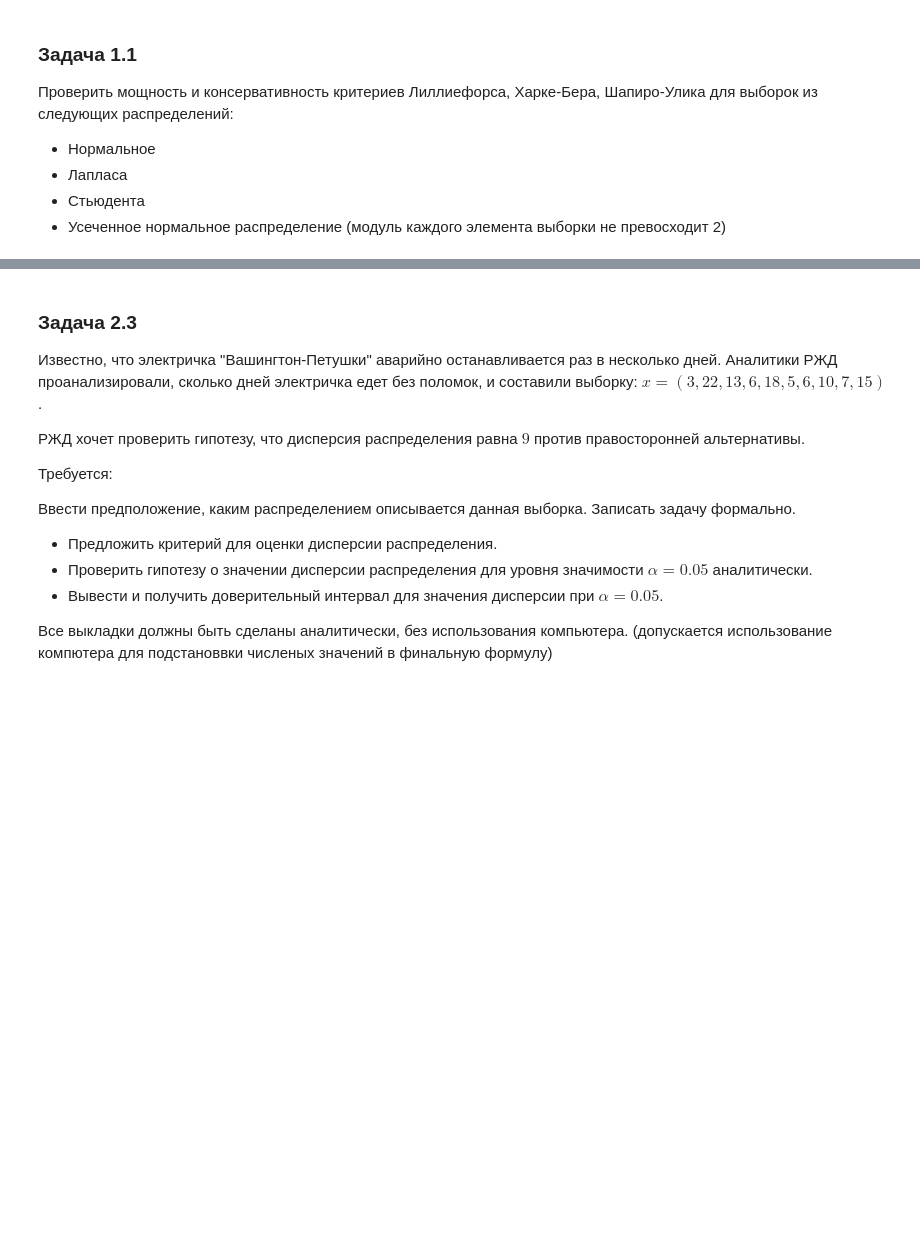
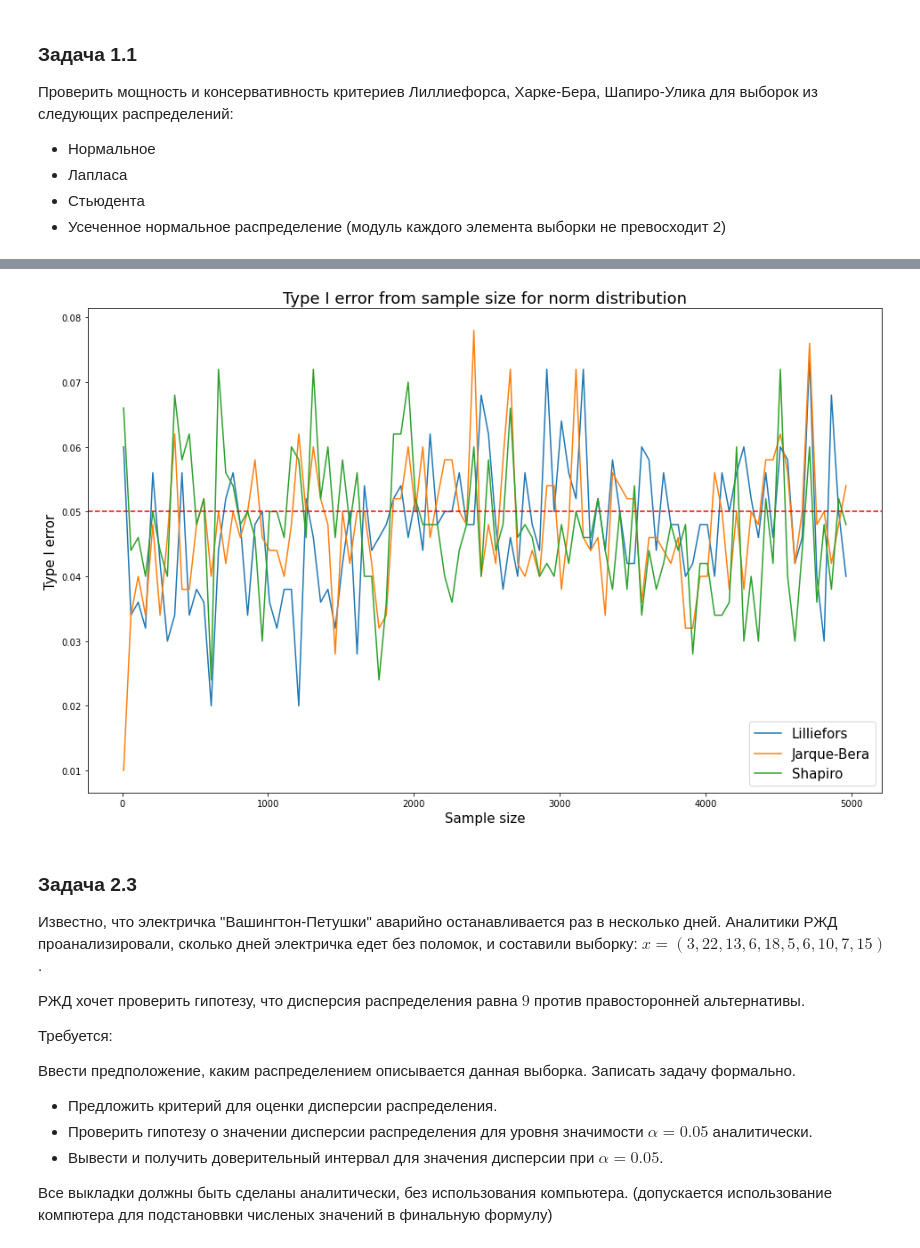
Before and after one commit to Alexuserx/Stats, a Jupyter notebook: Lab1/Stats_lab1.ipynb, the cells around one changed output, grey strips where cells are left out. Saved outputs shown, nothing was run; the diff lists cells and outputs as text; code cells hidden in the pictures; blank space fills up the shorter version.

```diff
--- a/Lab1/Stats_lab1.ipynb
+++ b/Lab1/Stats_lab1.ipynb
@@ -122,3 +126,7 @@ plot_power('norm', ptype='Type I error', iters=500, step=20, MAX_SAMP=1000)
+# %%
+plot_power('norm', ptype='Type I error', iters=500, step=50, MAX_SAMP=5000)
+# %% [output]
+[figure, added]
 # %% [markdown]
 ### Задача 2.3
 Известно, что электричка "Вашингтон-Петушки" аварийно останавливается раз в несколько дней. Аналитики РЖД проанализировали, сколько дней электричка едет без поломок, и составили выборку: $x = (3, 22, 13, 6, 18, 5, 6, 10, 7, 15)$.
```
Also changed, not shown: parts of 10 cells of this notebook.
